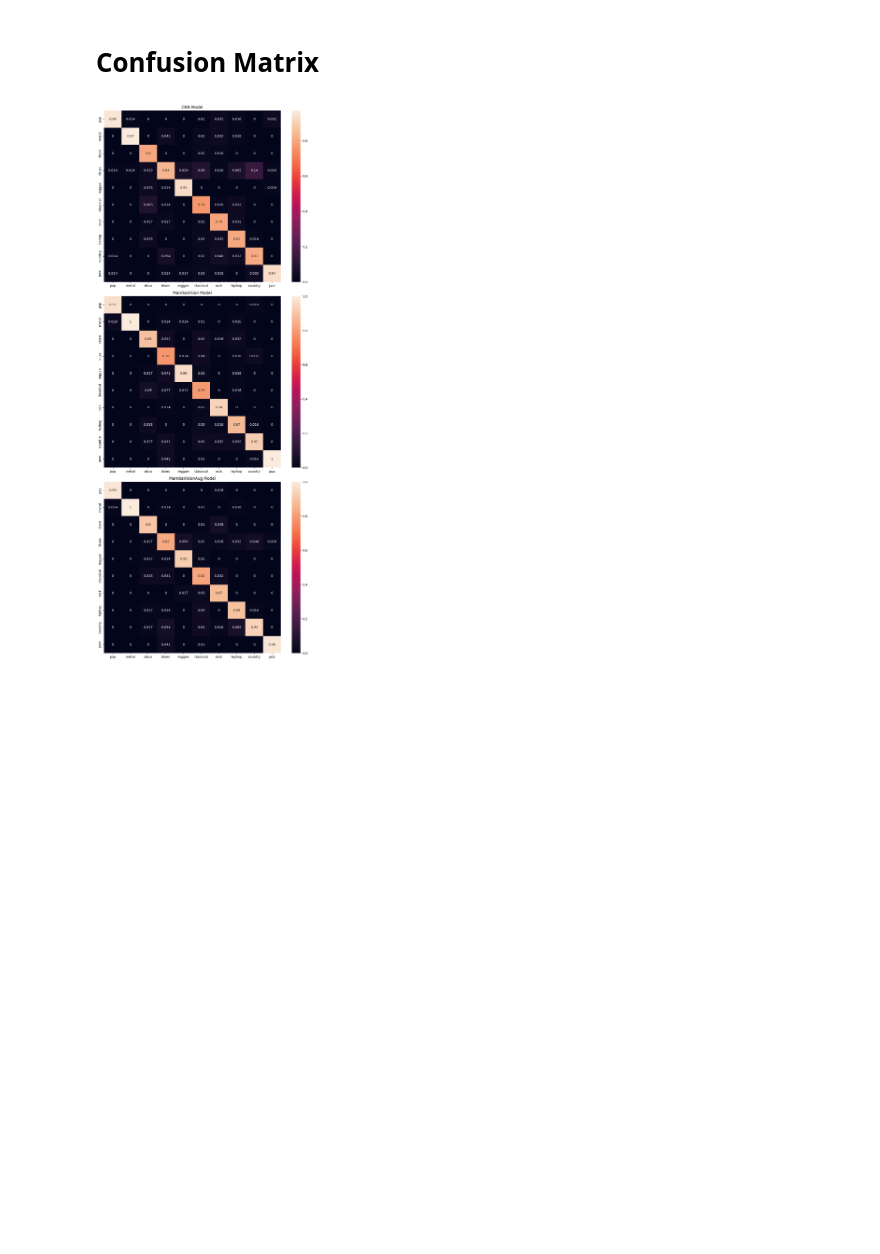
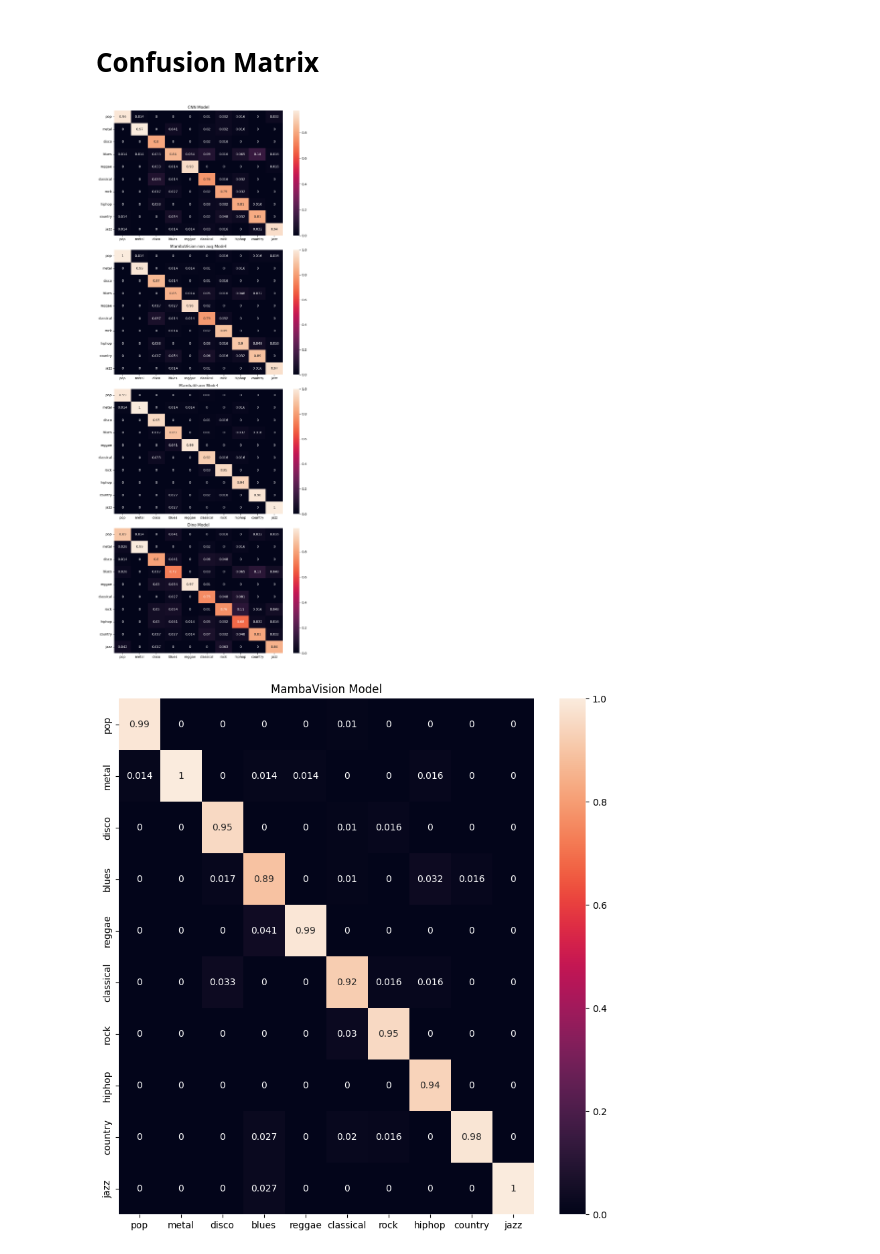
Before and after one commit to ovedtal1/WhatIsThisMusic, a Jupyter notebook: scripts/data_analysis.ipynb, the cells around one changed output. Cells and saved outputs as stored; diff of their text form; code cells hidden in the pictures; blank space fills up the shorter version.

```diff
--- a/scripts/data_analysis.ipynb
+++ b/scripts/data_analysis.ipynb
@@ -107,7 +153,7 @@ plt.show()
 # %% [markdown]
 # Confusion Matrix
 # %%
-cnn_m, MambaVision_m, MambaVisionAug_m = np.zeros((10, 10)), np.zeros((10, 10)), np.zeros((10, 10))
+cnn_m, MambaVision_m, MambaVisionAug_m, Dino_m= np.zeros((10, 10)), np.zeros((10, 10)), np.zeros((10, 10)), np.zeros((10, 10))
 # %%
 with open('logsCnnMatrix.json', 'r') as f:
     cnn_l = json.load(f)
@@ -115,6 +161,8 @@ with open('logsMambaVisionMatrix.json', 'r') as f:
     MambaVision_l = json.load(f)
 with open( 'logsMambaVisionAugMatrix.json', 'r') as f:
     MambaVisionAug_l = json.load(f)
+with open( 'logsDinoMatrix.json', 'r') as f:
+    Dino_l = json.load(f)
 # %%
 for point in cnn_l:
     i, j = point
@@ -127,28 +175,43 @@ for point in MambaVision_l:
 for point in MambaVisionAug_l:
     i, j = point
     MambaVisionAug_m[i][j] += 1
+
+for point in Dino_l:
+    i, j = point
+    Dino_m[i][j] += 1
 # %%
 cnn_m/=sum(cnn_m)
 MambaVision_m/=sum(MambaVision_m)
 MambaVisionAug_m/=sum(MambaVisionAug_m)
+Dino_m/=sum(Dino_m)
 # %%
 cnn_m = pd.DataFrame(cnn_m, index = [Para.dictionary.get(i) for i in range(10)],
                   columns = [Para.dictionary.get(i) for i in range(10)],)
 MambaVision_m = pd.DataFrame(MambaVision_m, index = [Para.dictionary.get(i) for i in range(10)],
                   columns = [Para.dictionary.get(i) for i in range(10)],)
 MambaVisionAug_m = pd.DataFrame(MambaVisionAug_m, index = [Para.dictionary.get(i) for i in range(10)],
                   columns = [Para.dictionary.get(i) for i in range(10)],)
+Dino_m = pd.DataFrame(Dino_m, index = [Para.dictionary.get(i) for i in range(10)],
+                  columns = [Para.dictionary.get(i) for i in range(10)],)
 plt.figure(figsize=(10, 24))
-plt.subplot(3, 1, 1)
+plt.subplot(4, 1, 1)
 plt.title('CNN Model')
 sn.heatmap(cnn_m, annot=True,)
-plt.subplot(3, 1, 2)
+plt.subplot(4, 1, 2)
+plt.title('MambaVision non aug Model')
+sn.heatmap(MambaVision_m, annot=True,)
+plt.subplot(4, 1, 3)
 plt.title('MambaVision Model')
-sn.heatmap(MambaVision_m, annot=True,)
-plt.subplot(3, 1, 3)
-plt.title('MambaVisionAug Model')
 sn.heatmap(MambaVisionAug_m, annot=True,)
+plt.subplot(4, 1, 4)
+plt.title('Dino Model')
+sn.heatmap(Dino_m, annot=True,)
 plt.tight_layout()
 plt.savefig('matrix.png')
+plt.figure(figsize=(10, 10))
+plt.title('MambaVision Model')
+sn.heatmap(MambaVisionAug_m, annot=True,)
+plt.savefig('matrix.png')
 # %% [output]
-[figure, old version]
+[figure, new version]
+[figure, added]
```
Also changed, not shown: parts of 4 cells of this notebook, 4 other files.
